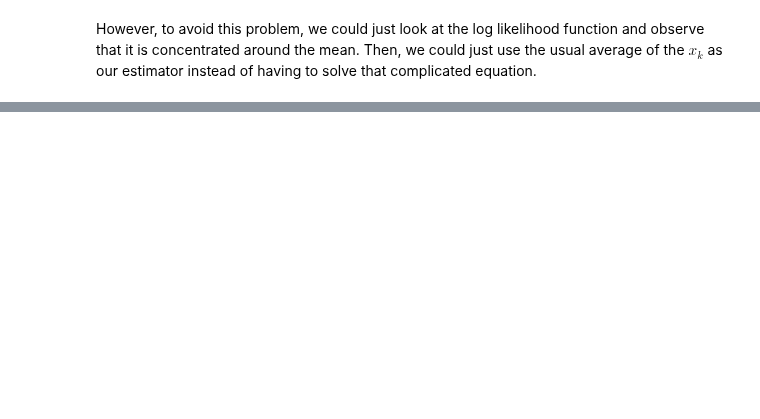
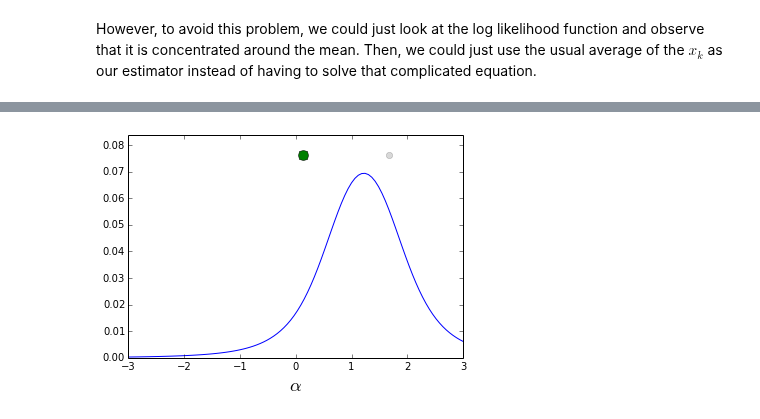
Before and after one commit to unpingco/Python-for-Signal-Processing, a Jupyter notebook: Lighthouse_problem.ipynb, the cells around one changed output, grey strips where cells are left out. Saved outputs shown, nothing was run; the diff lists cells and outputs as text; code cells hidden in the pictures; blank space fills up the shorter version.

Commit message:
added interact for MAP for Lighthouse_problem.ipynb

```diff
--- a/Lighthouse_problem.ipynb
+++ b/Lighthouse_problem.ipynb
@@ -111,0 +132,15 @@ plot ([o[np.where(abs(o)<i)].mean() for i in range(100,10000,100)])
+# %%
+xi = linspace(alphamn,alphamx,100)
+def slide_figure(n=1):
+    fig,ax=subplots()
+    g = S.prod(map(f,x_samples[:n]))
+    mxval = S.lambdify(a,g)(xi).max()*1.1
+    ax.plot(xi,S.lambdify(a,g)(xi))
+    ax.plot(x_samples[:n-1],mxval*ones(n-1),'o',color='gray',alpha=0.3)
+    ax.plot(x_samples[n],mxval,'o',ms=10.)
+    ax.set_xlabel(r'$\alpha$',fontsize=18)
+    ax.axis(ymax=mxval*1.1)
+# %%
+interact(slide_figure, n=(1,15,1));
+# %% [output]
+[figure, added]
```
Also changed, not shown: parts of 11 cells of this notebook.
